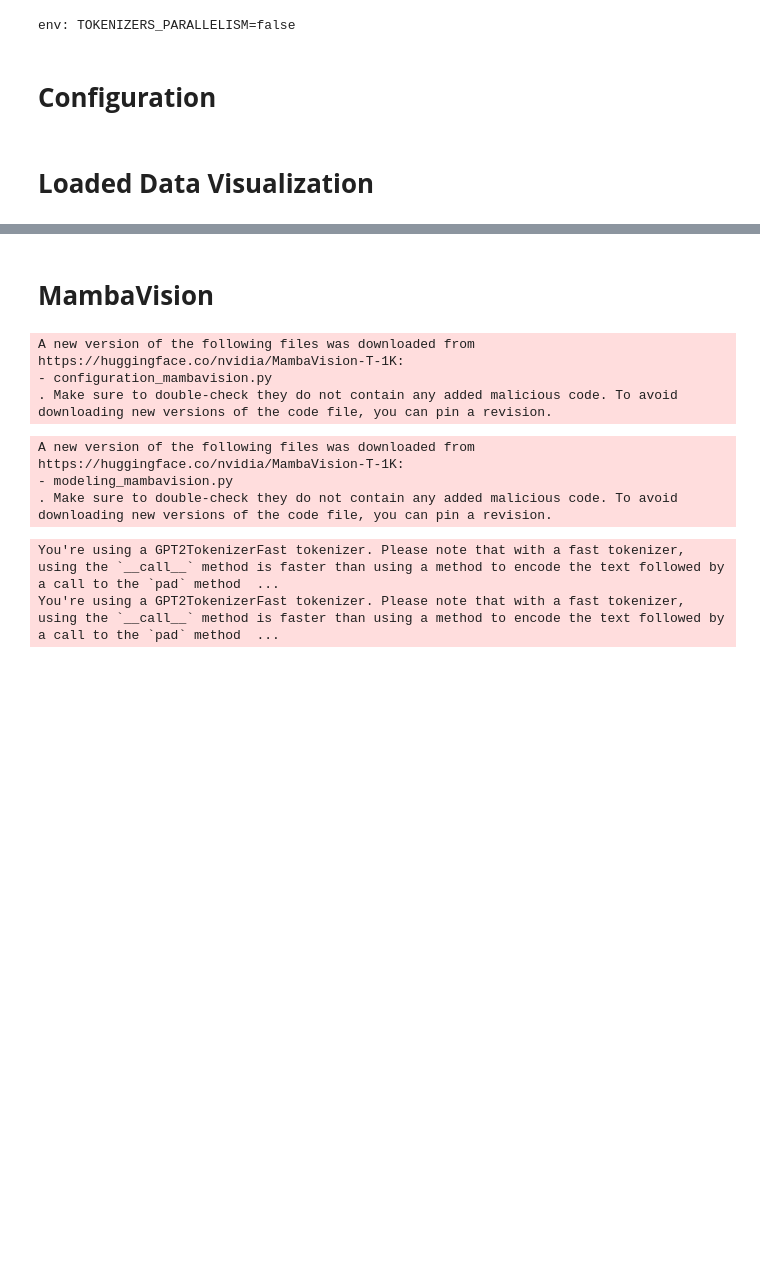
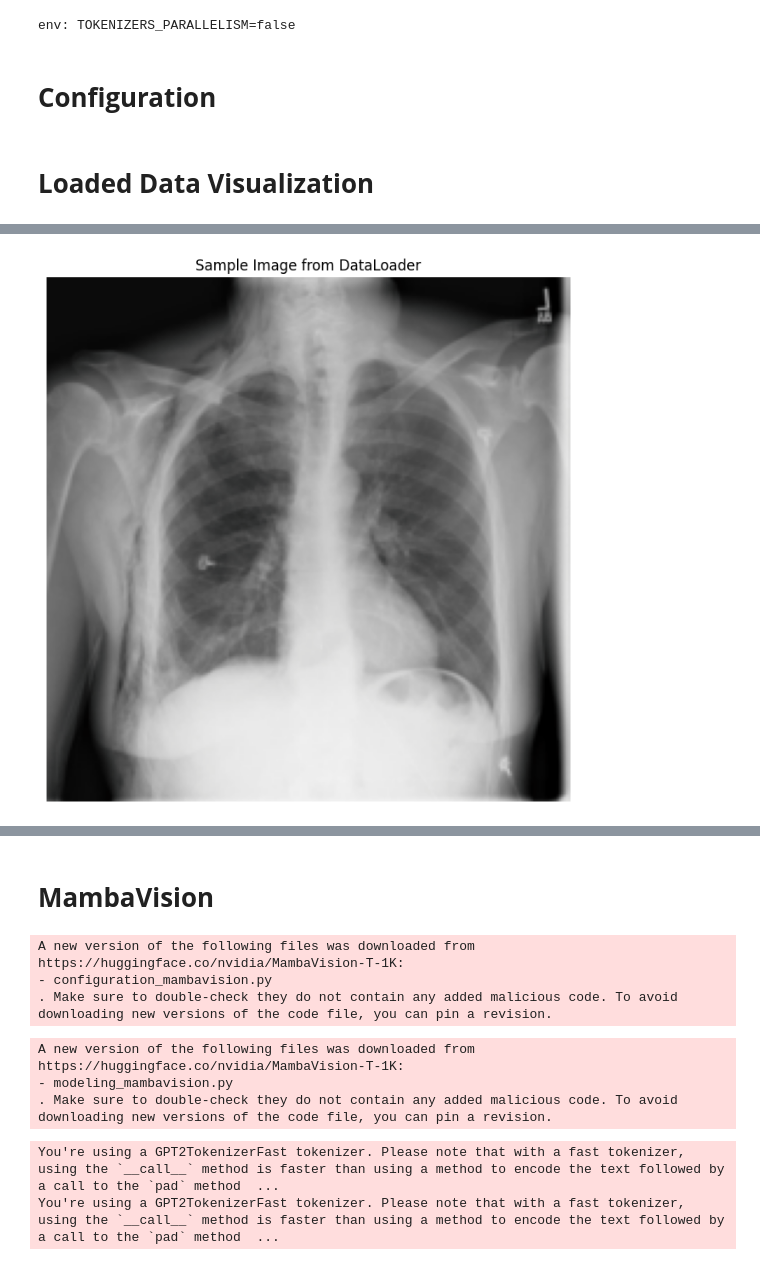
Before and after one commit to Sri-Ganesan-M/Radiology_report_generation, a Jupyter notebook: radiology-report-generation-mini-project.ipynb, the cells around one changed output, grey strips where cells are left out. Drawn from its saved outputs; the diff is of its cells as text; code cells hidden in the pictures; blank space fills up the shorter version.

```diff
--- a/radiology-report-generation-mini-project.ipynb
+++ b/radiology-report-generation-mini-project.ipynb
@@ -407,0 +218,80 @@ heart size remains slightly large. aorta remains tortuous. pulmonary remain norm
+# %%
+
+image_transform = transforms.Compose([
+    transforms.Resize((IMAGE_SIZE, IMAGE_SIZE)),
+    transforms.ToTensor(),
+    transforms.Normalize(mean=[0.485, 0.456, 0.406], std=[0.229, 0.224, 0.225])
+])
+
+
+full_manifest = create_data_manifest(XML_REPORTS_PATH, IMAGES_PATH)
+
+
+train_manifest, temp_manifest = train_test_split(
+    full_manifest,
+    test_size=(VALID_SIZE + TEST_SIZE),
+    random_state=RANDOM_STATE
+)
+
+val_manifest, test_manifest = train_test_split(
+    temp_manifest,
+    test_size=(TEST_SIZE / (VALID_SIZE + TEST_SIZE)),
+    random_state=RANDOM_STATE
+)
+
+print(f"\nData successfully split:")
+print(f"Total samples: {len(full_manifest)}")
+print(f"Training set:  {len(train_manifest)} samples")
+print(f"Validation set: {len(val_manifest)} samples")
+print(f"Test set:      {len(test_manifest)} samples")
+
+# --- 3. Create Datasets and DataLoaders ---
+train_dataset = IUXRayDataset(train_manifest, tokenizer, image_transform)
+val_dataset = IUXRayDataset(val_manifest, tokenizer, image_transform)
+test_dataset = IUXRayDataset(test_manifest, tokenizer, image_transform)
+
+train_loader = DataLoader(train_dataset, batch_size=BATCH_SIZE, shuffle=True, num_workers=2,collate_fn=custom_collate_fn)
+val_loader = DataLoader(val_dataset, batch_size=BATCH_SIZE, shuffle=False, num_workers=2,collate_fn=custom_collate_fn)
+test_loader = DataLoader(test_dataset, batch_size=BATCH_SIZE, shuffle=False, num_workers=2,collate_fn=custom_collate_fn)
+
+
+
+print("\nPyTorch DataLoaders are ready!")
+
+print("\n--- Verifying a sample batch from the train_loader ---")
+
+# Fetch one batch
+sample_batch = next(iter(train_loader))
+
+print(f"Batch keys: {sample_batch.keys()}")
+print(f"Image tensor shape:      {sample_batch['image'].shape}")
+print(f"Input IDs tensor shape:  {sample_batch['input_ids'].shape}")
+print(f"Attention mask shape:    {sample_batch['attention_mask'].shape}")
+print(f"Labels tensor shape:       {sample_batch['labels'].shape}") # Added for labels
+# Visualize one random item from the batch
+# Ensure BATCH_SIZE is defined in your script
+idx_to_show = random.randint(0, sample_batch['image'].size(0) - 1)
+
+# --- Decode the report text from input_ids ---
+# This is the new way to get the report text for visualization
+input_ids_display = sample_batch['input_ids'][idx_to_show]
+report_display = tokenizer.decode(input_ids_display, skip_special_tokens=True)
+
+# --- Reverse the normalization for image display ---
+img_tensor = sample_batch['image'][idx_to_show]
+mean = torch.tensor([0.485, 0.456, 0.406]).view(3, 1, 1)
+std = torch.tensor([0.229, 0.224, 0.225]).view(3, 1, 1)
+img_display = (img_tensor * std) + mean
+img_display = transforms.ToPILImage()(img_display)
+
+# --- Plot the results ---
+plt.figure(figsize=(8, 8))
+plt.imshow(img_display)
+plt.title("Sample Image from DataLoader")
+plt.axis('off')
+plt.show()
+
+print("\n--- Sample Report from the same item (Decoded from Tensors) ---")
+print(report_display)
+print("-" * 50)
+# %% [output]
@@ -407,0 +315 @@ heart size remains slightly large. aorta remains tortuous. pulmonary remain norm
+[figure, added]
```
Also changed, not shown: parts of 43 cells of this notebook.
